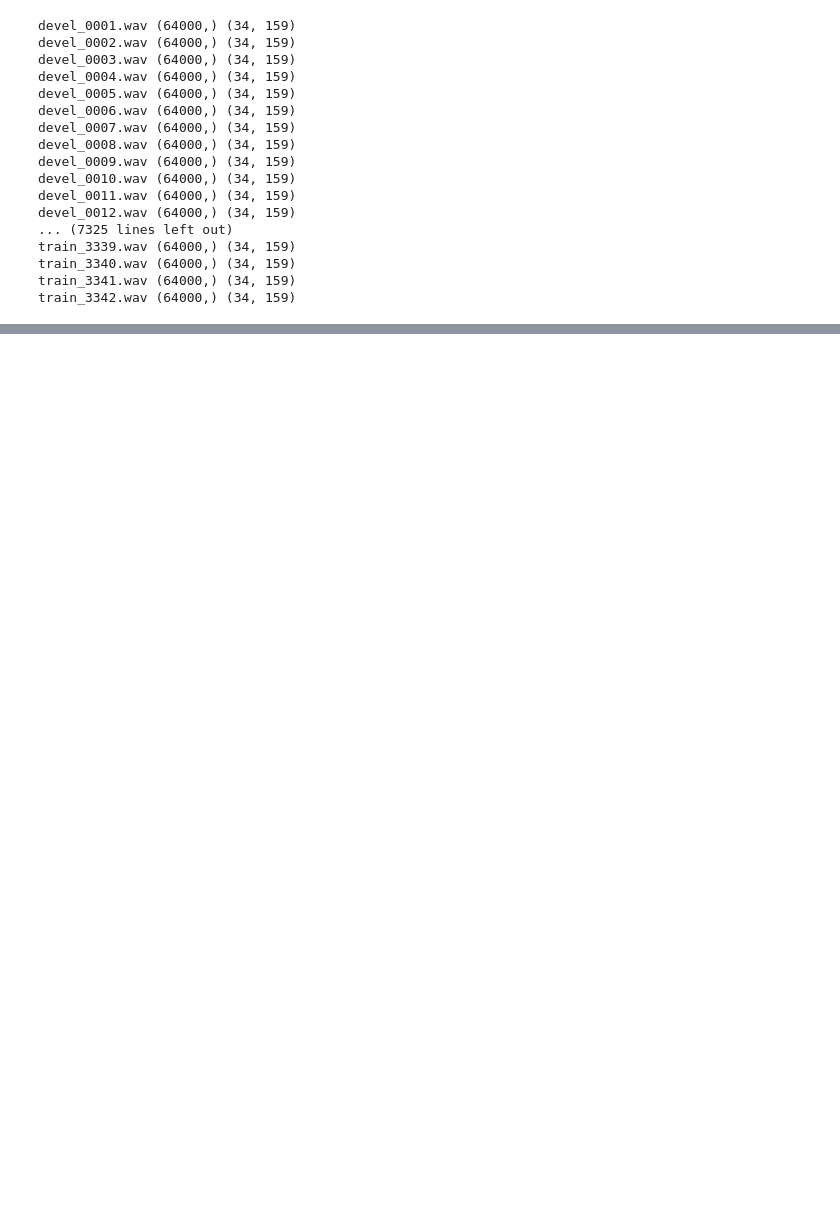
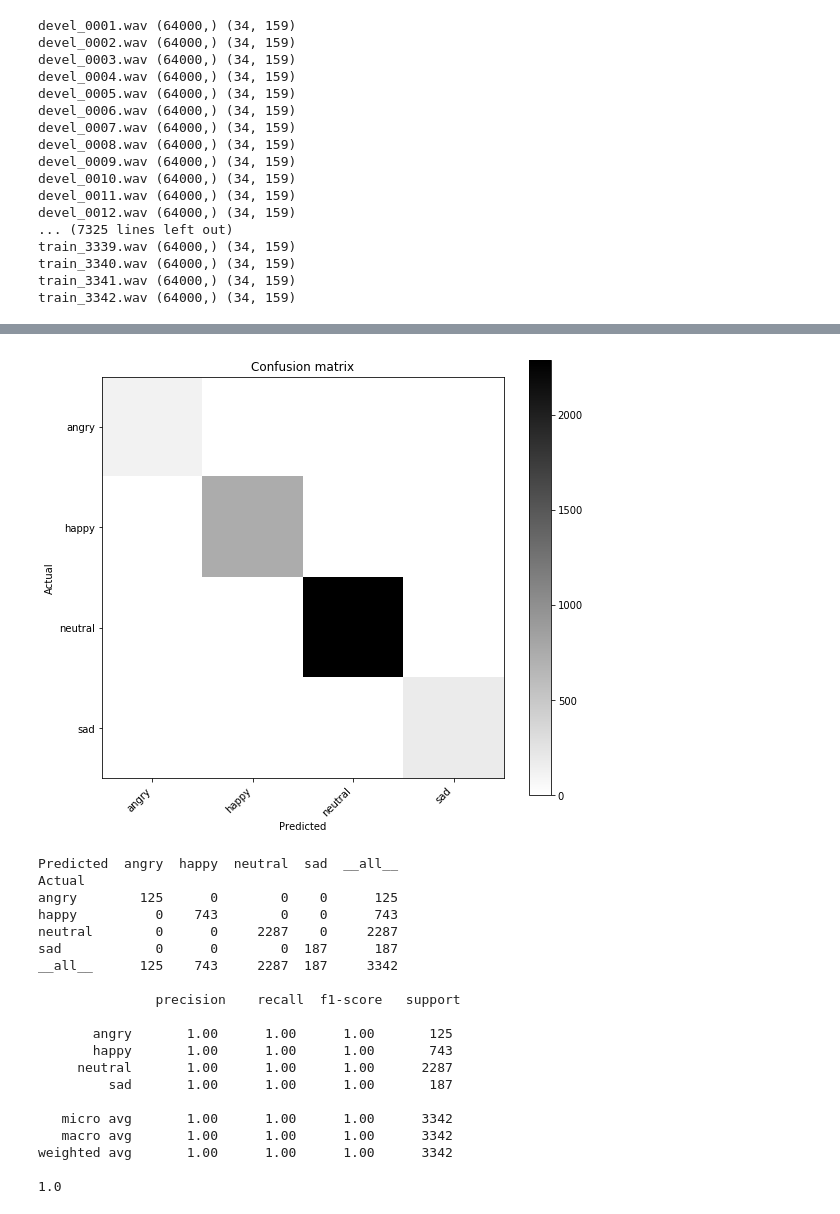
Before and after one commit to sri-1007/speech_emotion_recognition, a Jupyter notebook: scripts/pyAudioAnalysis_1.ipynb, the cells around one changed output, grey strips where cells are left out. Saved outputs shown, nothing was run; the diff lists cells and outputs as text; code cells hidden in the pictures; blank space fills up the shorter version.

```diff
--- a/scripts/pyAudioAnalysis_1.ipynb
+++ b/scripts/pyAudioAnalysis_1.ipynb
@@ -105,0 +184,28 @@ computeSVM(x_train,y_train,x_test,y_test)
+# %%
+# to check overfitting.. Tuned maxdepth parameter. not much difference observed. Not overfittingg.
+#so training it for complete depth
+
+y_trainpredtree = model.predict(df_flat_train)
+reporting(y_train,y_trainpredtree)
+# %% [output]
+[figure, added]
+Predicted  angry  happy  neutral  sad  __all__
+Actual
+angry        125      0        0    0      125
+happy          0    743        0    0      743
+neutral        0      0     2287    0     2287
+sad            0      0        0  187      187
+__all__      125    743     2287  187     3342
+
+               precision    recall  f1-score   support
+
+       angry       1.00      1.00      1.00       125
+       happy       1.00      1.00      1.00       743
+     neutral       1.00      1.00      1.00      2287
+         sad       1.00      1.00      1.00       187
+
+   micro avg       1.00      1.00      1.00      3342
+   macro avg       1.00      1.00      1.00      3342
+weighted avg       1.00      1.00      1.00      3342
+
+1.0
```
Also changed, not shown: parts of 7 cells of this notebook.
